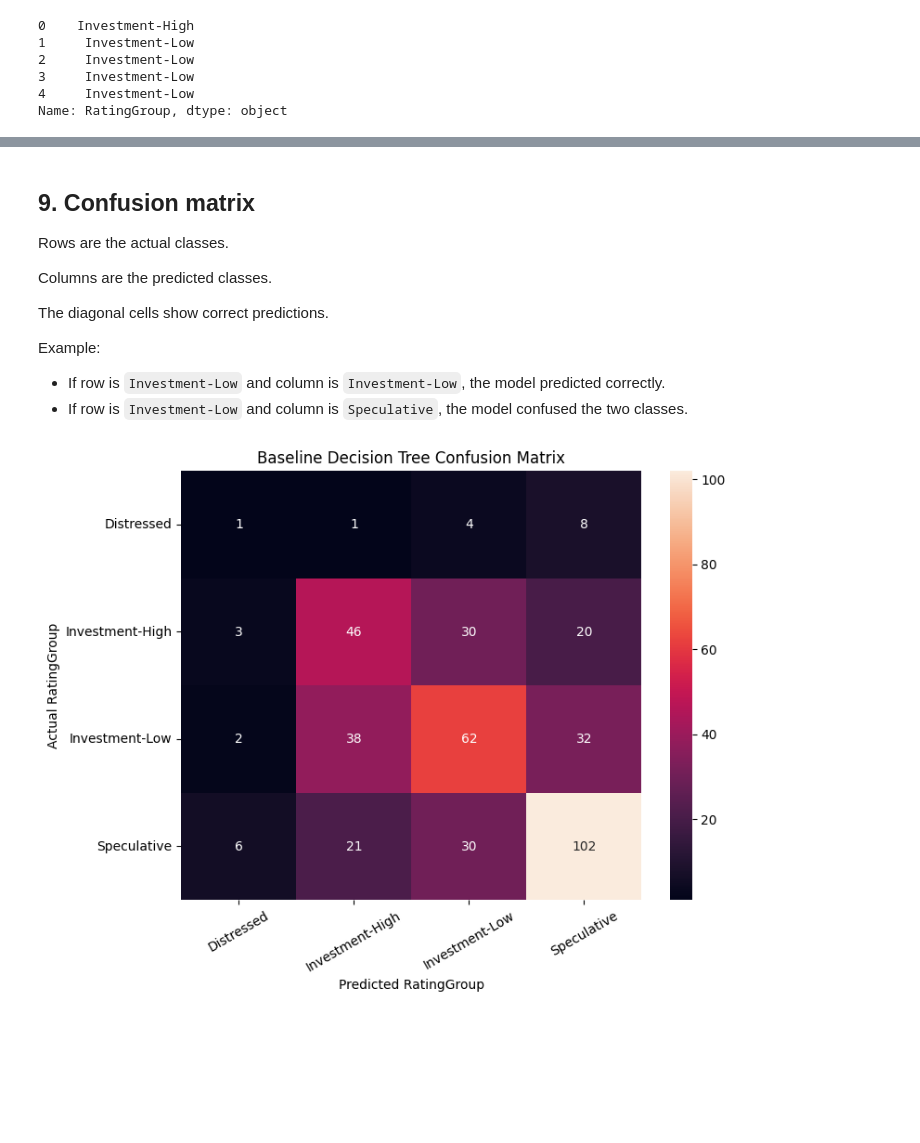
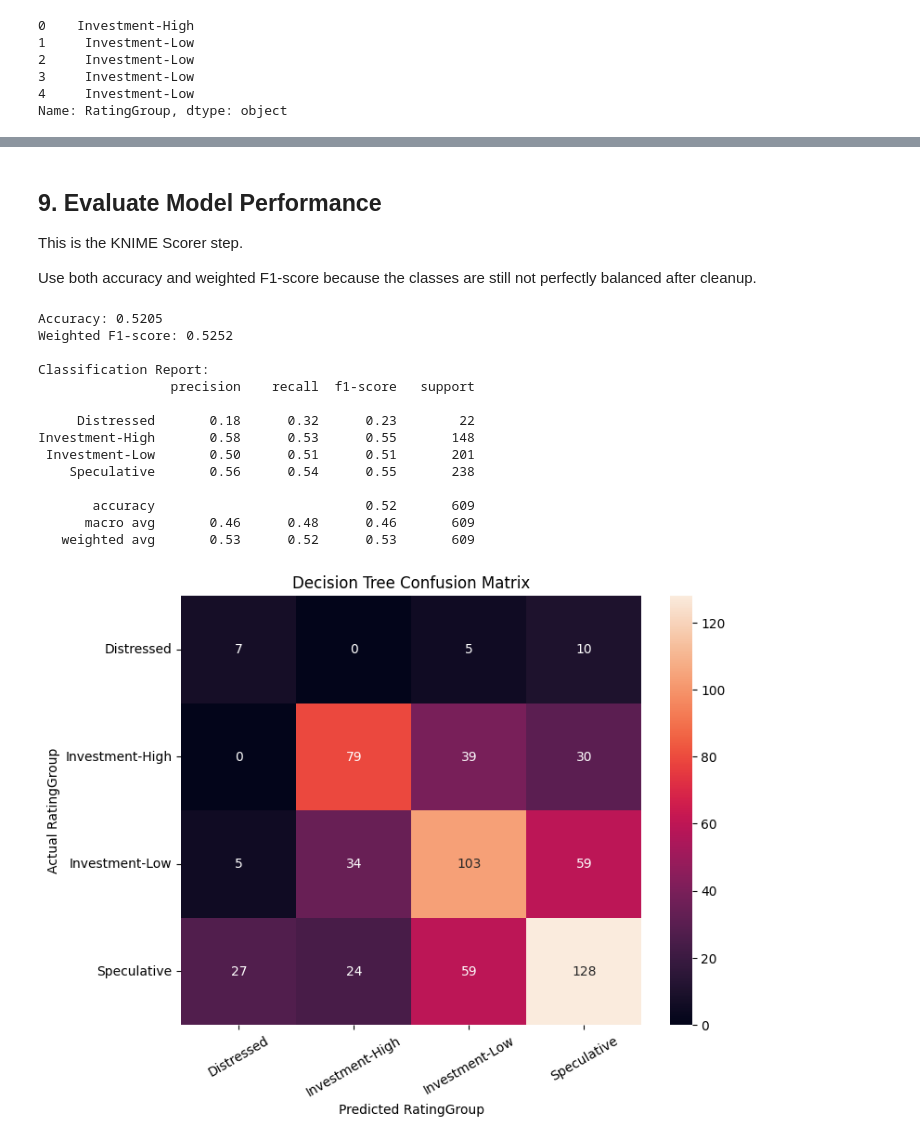
Before and after one commit to nicholas24042626/Credit-Risk-Analyzer, a Jupyter notebook: docs/decision_tree_credit_risk_notebook_with_SHAP.ipynb, the cells around one changed output, grey strips where cells are left out. Cells and saved outputs as stored; diff of their text form; code cells hidden in the pictures; blank space fills up the shorter version.

```diff
--- a/docs/decision_tree_credit_risk_notebook_with_SHAP.ipynb
+++ b/docs/decision_tree_credit_risk_notebook_with_SHAP.ipynb
@@ -61,7 +66,7 @@ If you are using the file inside ChatGPT sandbox, the second path is used automa
 DATA_PATH = "data/set A corporate_rating.csv"
 
 if not os.path.exists(DATA_PATH):
-    DATA_PATH = r"C:\Users\24042626\Downloads\DFT Y3 (1)\C300 FYP\Code\set A corporate_rating.csv"
+    DATA_PATH = r"C:\Users\24042626\Downloads\DFT Y3 (1)\C300 FYP\Docs\set A corporate_rating.csv"
 
 df = pd.read_csv(DATA_PATH)
 
@@ -188,6 +263,7 @@ def group_rating(rating):
         return "Unknown"
 
 df["RatingGroup"] = df["Rating"].apply(group_rating)
+df = df[df["RatingGroup"] != "Unknown"].copy()
 
 print("Grouped rating distribution:")
 display(df["RatingGroup"].value_counts())
@@ -372,14 +471,21 @@ This gives you a starting score.
 # %%
-baseline_model.fit(X_train, y_train)
+test_pred = best_model.predict(X_test_processed)
+test_proba = best_model.predict_proba(X_test_processed)
 
-baseline_pred = baseline_model.predict(X_test)
+sample_company = X_test.iloc[[0]].copy()
+sample_company_processed = preprocessor.transform(sample_company)
+sample_prediction = best_model.predict(sample_company_processed)[0]
+sample_prediction_proba = best_model.predict_proba(sample_company_processed)[0]
 
-baseline_accuracy = accuracy_score(y_test, baseline_pred)
-baseline_f1 = f1_score(y_test, baseline_pred, average="weighted")
+print("Sample company input:")
+display(sample_company)
 
-print("Baseline Accuracy:", round(baseline_accuracy, 4))
-print("Baseline Weighted F1-score:", round(baseline_f1, 4))
+print("Predicted RatingGroup:", sample_prediction)
 
-print("\nClassification Report:")
-print(classification_report(y_test, baseline_pred))
+proba_df = pd.DataFrame({
+    "RatingGroup": best_model.classes_,
+    "Normalized Class Distribution": sample_prediction_proba
+}).sort_values(by="Normalized Class Distribution", ascending=False)
+
+display(proba_df)
 # %% [output]
@@ -400,27 +502,43 @@ Investment-High       0.43      0.46      0.45        99
 # %% [markdown]
-## 9. Confusion matrix
+## 9. Evaluate Model Performance
 
-Rows are the actual classes.
+This is the KNIME Scorer step.
 
-Columns are the predicted classes.
-
-The diagonal cells show correct predictions.
-
-Example:
-- If row is `Investment-Low` and column is `Investment-Low`, the model predicted correctly.
-- If row is `Investment-Low` and column is `Speculative`, the model confused the two classes.
+Use both accuracy and weighted F1-score because the classes are still not perfectly balanced after cleanup.
 # %%
-labels = baseline_model.classes_
-cm = confusion_matrix(y_test, baseline_pred, labels=labels)
+accuracy = accuracy_score(y_test, test_pred)
+weighted_f1 = f1_score(y_test, test_pred, average="weighted")
+
+print("Accuracy:", round(accuracy, 4))
+print("Weighted F1-score:", round(weighted_f1, 4))
+print()
+print("Classification Report:")
+print(classification_report(y_test, test_pred))
+
+cm = confusion_matrix(y_test, test_pred, labels=labels)
 
 plt.figure(figsize=(8, 6))
 sns.heatmap(cm, annot=True, fmt="d", xticklabels=labels, yticklabels=labels)
-plt.title("Baseline Decision Tree Confusion Matrix")
+plt.title("Decision Tree Confusion Matrix")
 plt.xlabel("Predicted RatingGroup")
 plt.ylabel("Actual RatingGroup")
 plt.xticks(rotation=30)
 plt.yticks(rotation=0)
 plt.show()
 # %% [output]
+Accuracy: 0.5205
+Weighted F1-score: 0.5252
+
+Classification Report:
+                 precision    recall  f1-score   support
+
+     Distressed       0.18      0.32      0.23        22
+Investment-High       0.58      0.53      0.55       148
+ Investment-Low       0.50      0.51      0.51       201
+    Speculative       0.56      0.54      0.55       238
+
+       accuracy                           0.52       609
+      macro avg       0.46      0.48      0.46       609
+   weighted avg       0.53      0.52      0.53       609
-[figure, old version]
+[figure, new version]
 # %% [markdown]
```
Also changed, not shown: parts of 32 cells of this notebook, 2 other files.
